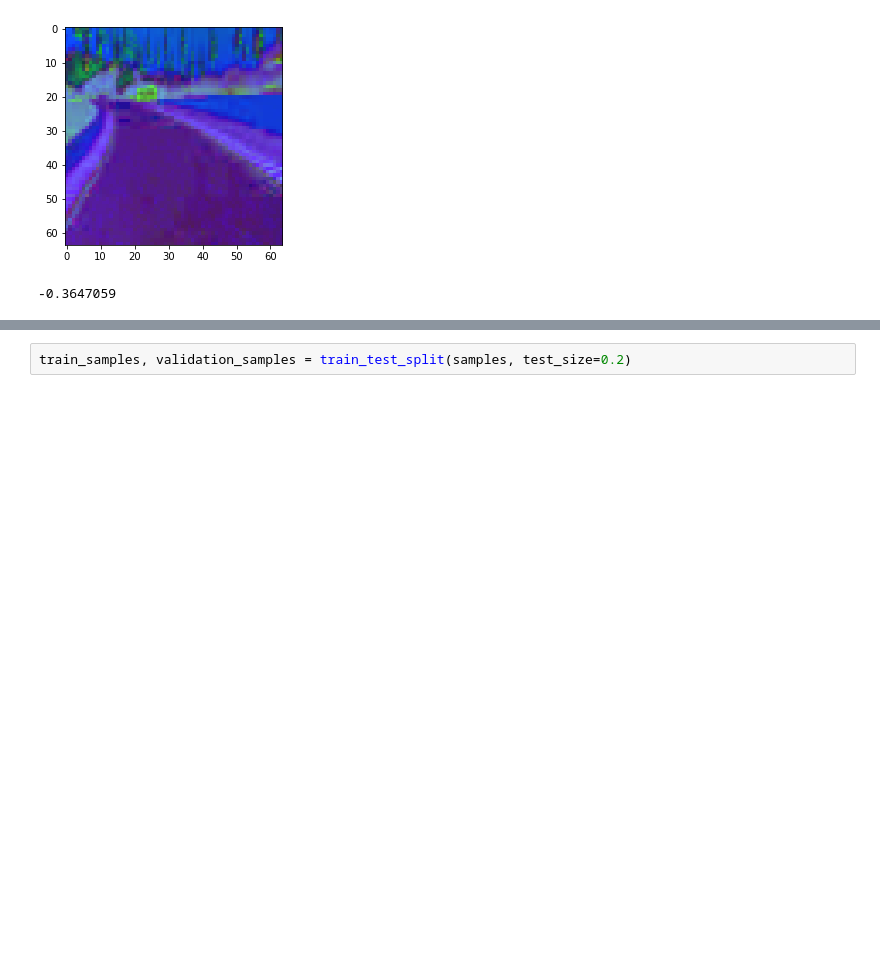
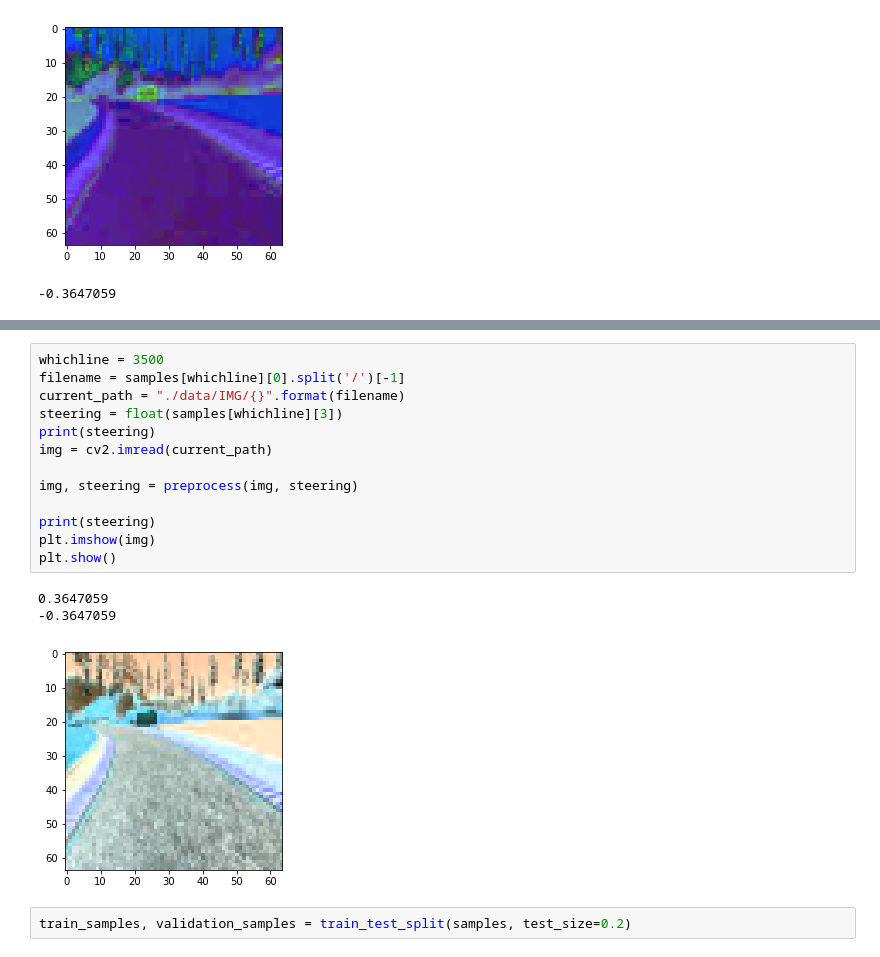
Before and after one commit to Rxmeez/SDCND-1-BehaviorialCloning, a Jupyter notebook: Behaviorial-Cloning-Model.ipynb, the cells around one changed output, grey strips where cells are left out. Drawn from its saved outputs; the diff is of its cells as text; blank space fills up the shorter version.

```diff
--- a/Behaviorial-Cloning-Model.ipynb
+++ b/Behaviorial-Cloning-Model.ipynb
@@ -104,3 +167,20 @@ plt.show()
+# %%
+whichline = 3500
+filename = samples[whichline][0].split('/')[-1]
+current_path = "./data/IMG/{}".format(filename)
+steering = float(samples[whichline][3])
+print(steering)
+img = cv2.imread(current_path)
+
+img, steering = preprocess(img, steering)
+
+print(steering)
+plt.imshow(img)
+plt.show()
+# %% [output]
+0.3647059
+-0.3647059
+[figure, added]
 # %%
 train_samples, validation_samples = train_test_split(samples, test_size=0.2)
 # %%
```
Also changed, not shown: parts of 10 cells of this notebook, 3 other files.
